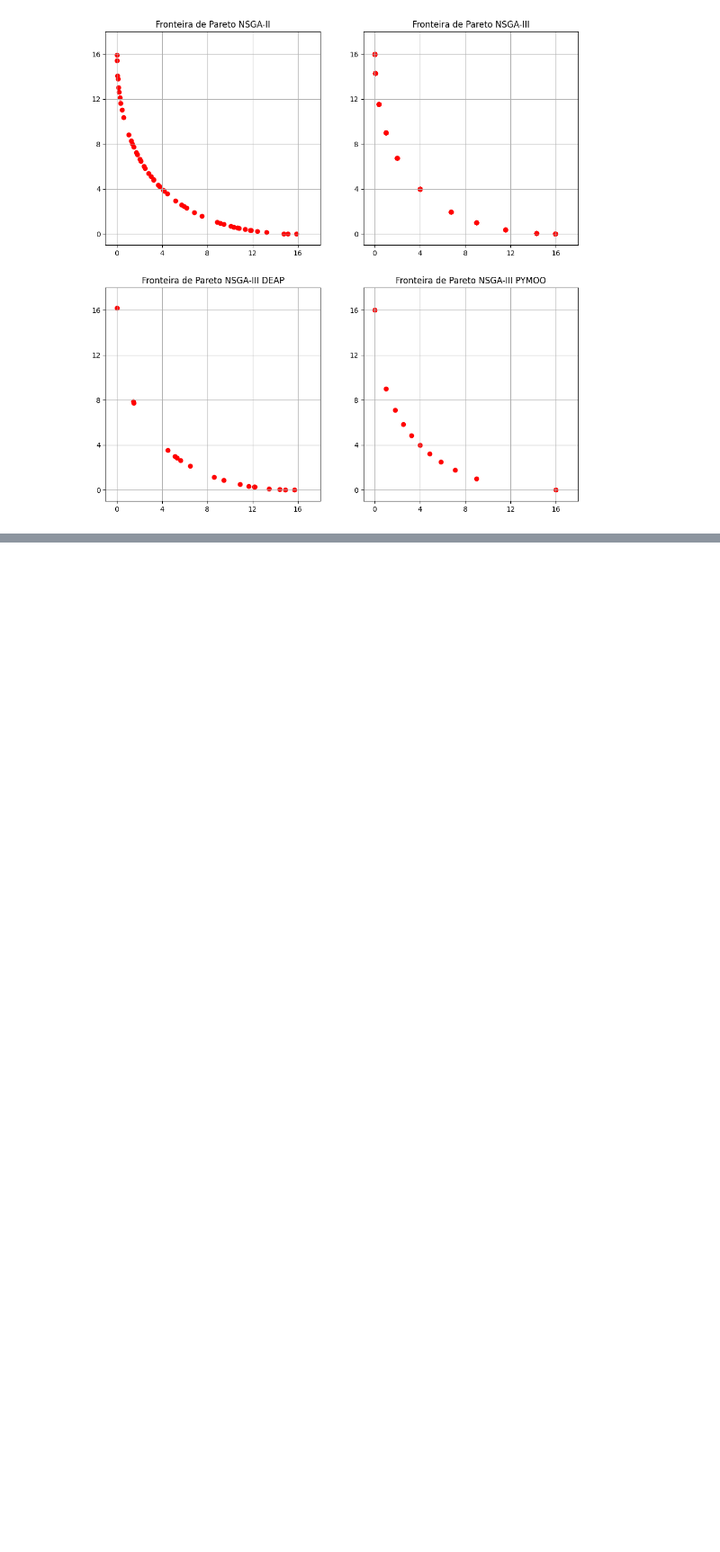
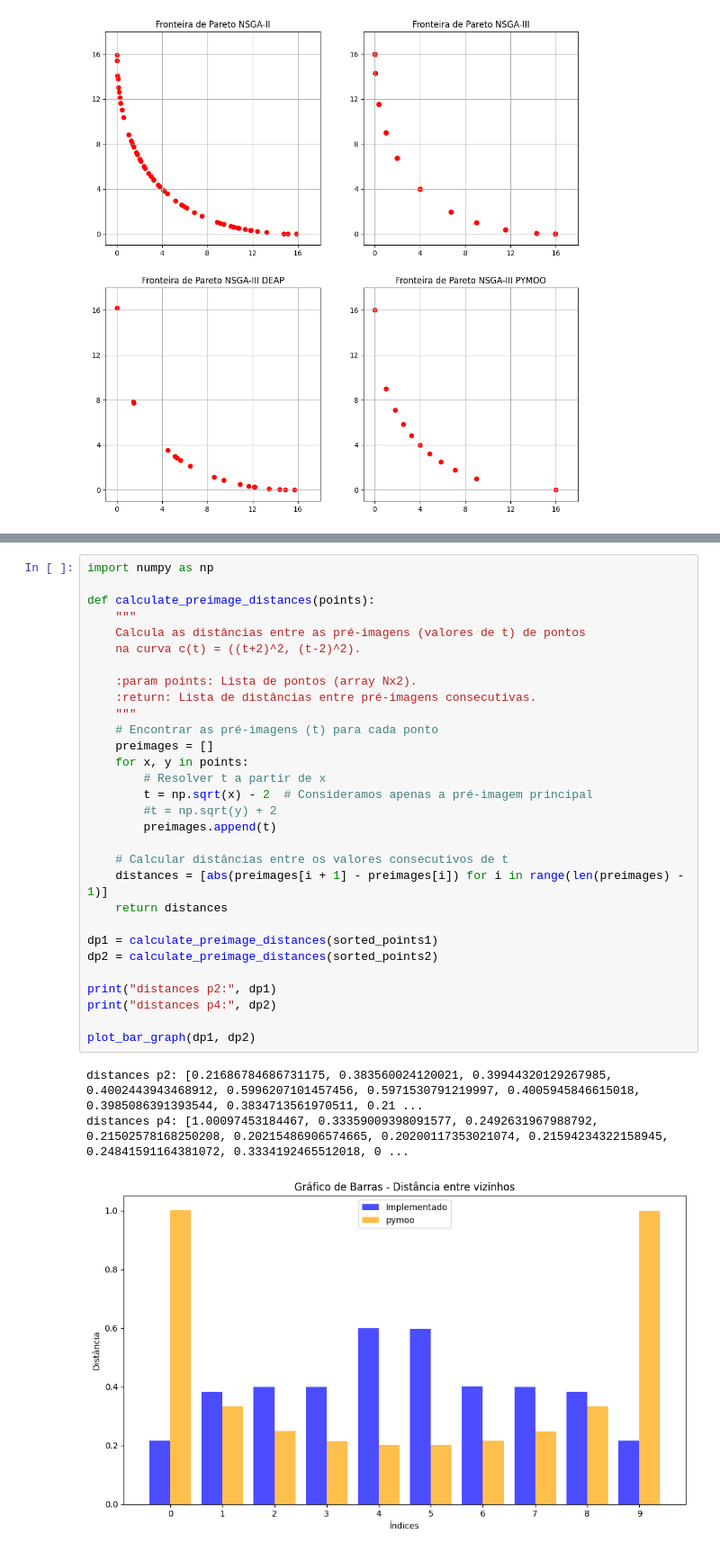
Before and after one commit to JunioCesarFerreira/NSGA-Studies, a Jupyter notebook: notebooks/nsga-comparations.ipynb, the cells around one changed output, grey strips where cells are left out. Shown at 90% size. Saved outputs shown, nothing was run; the diff lists cells and outputs as text; blank space fills up the shorter version.

```diff
--- a/notebooks/nsga-comparations.ipynb
+++ b/notebooks/nsga-comparations.ipynb
@@ -820,0 +889,34 @@ plot_points_with_projections(points1, points2)
+# %%
+import numpy as np
+
+def calculate_preimage_distances(points):
+    """
+    Calcula as distâncias entre as pré-imagens (valores de t) de pontos
+    na curva c(t) = ((t+2)^2, (t-2)^2).
+
+    :param points: Lista de pontos (array Nx2).
+    :return: Lista de distâncias entre pré-imagens consecutivas.
+    """
+    # Encontrar as pré-imagens (t) para cada ponto
+    preimages = []
+    for x, y in points:
+        # Resolver t a partir de x
+        t = np.sqrt(x) - 2  # Consideramos apenas a pré-imagem principal
+        #t = np.sqrt(y) + 2
+        preimages.append(t)
+
+    # Calcular distâncias entre os valores consecutivos de t
+    distances = [abs(preimages[i + 1] - preimages[i]) for i in range(len(preimages) - 1)]
+    return distances
+
+dp1 = calculate_preimage_distances(sorted_points1)
+dp2 = calculate_preimage_distances(sorted_points2)
+
+print("distances p2:", dp1)
+print("distances p4:", dp2)
+
+plot_bar_graph(dp1, dp2)
+# %% [output]
+distances p2: [0.21686784686731175, 0.383560024120021, 0.39944320129267985, 0.4002443943468912, 0.5996207101457456, 0.5971530791219997, 0.4005945846615018, 0.3985086391393544, 0.3834713561970511, 0.21 ...
+distances p4: [1.00097453184467, 0.33359009398091577, 0.2492631967988792, 0.21502578168250208, 0.20215486906574665, 0.20200117353021074, 0.21594234322158945, 0.24841591164381072, 0.3334192465512018, 0 ...
+[figure, added]
```
Also changed, not shown: parts of 10 cells of this notebook.
